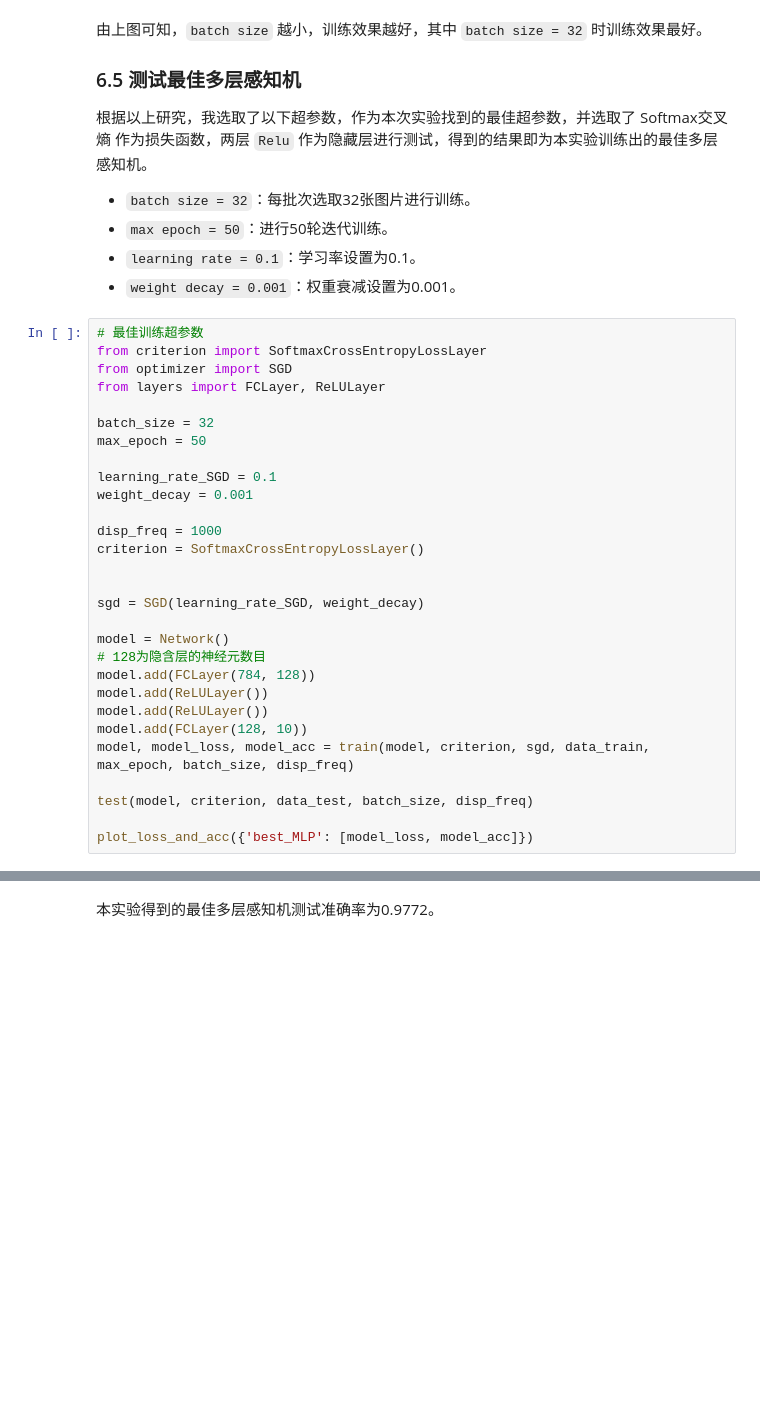
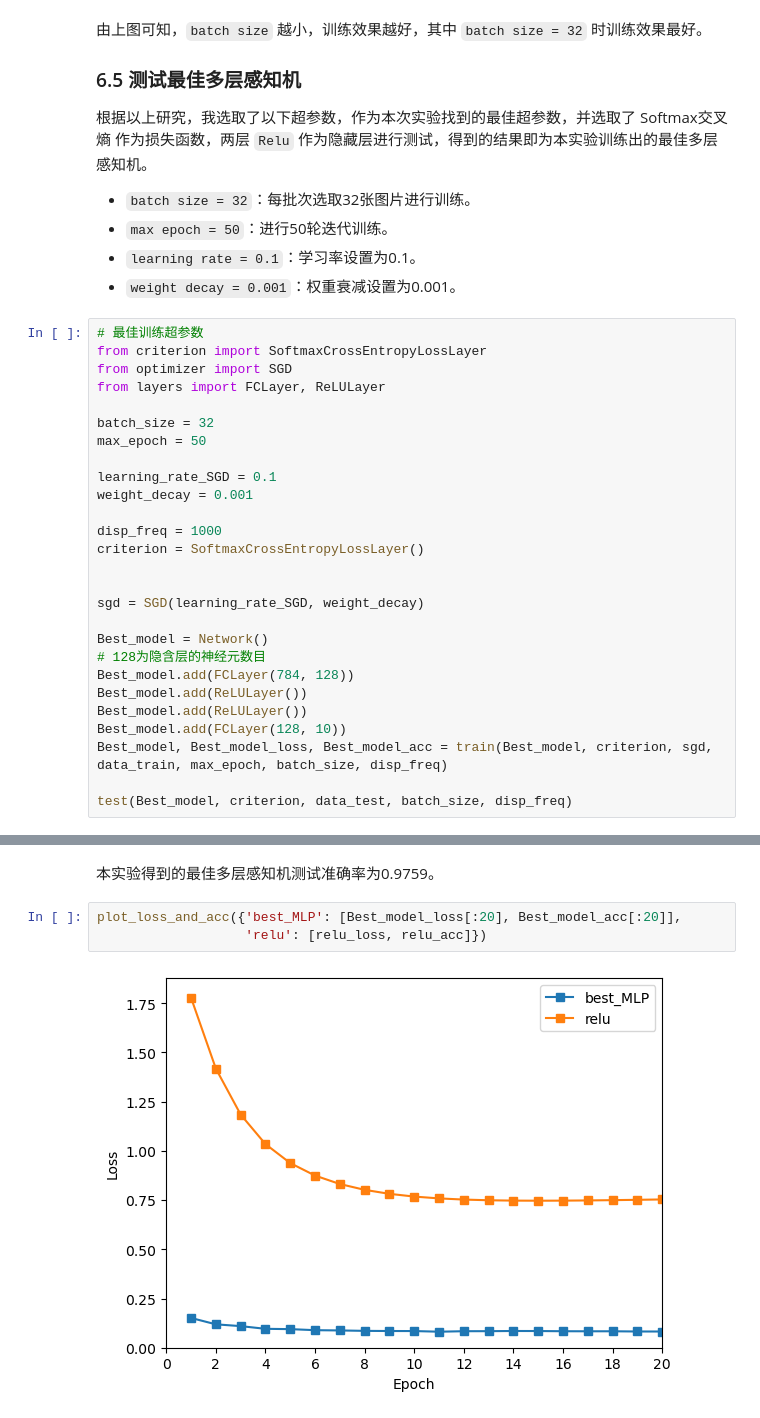
Before and after one commit to JaegerZhao/DeepLearning, a Jupyter notebook: 2 基于多层感知机的手写数字识别/mlp.ipynb, the cells around one changed output, grey strips where cells are left out. Drawn from its saved outputs; the diff is of its cells as text; blank space fills up the shorter version.

```diff
--- a/2 基于多层感知机的手写数字识别/mlp.ipynb
+++ b/2 基于多层感知机的手写数字识别/mlp.ipynb
@@ -778,15 +778,13 @@ criterion = SoftmaxCrossEntropyLossLayer()
 
 sgd = SGD(learning_rate_SGD, weight_decay)
 
-model = Network()
+Best_model = Network()
 # 128为隐含层的神经元数目
-model.add(FCLayer(784, 128))
-model.add(ReLULayer())
-model.add(ReLULayer())
-model.add(FCLayer(128, 10))
-model, model_loss, model_acc = train(model, criterion, sgd, data_train, max_epoch, batch_size, disp_freq)
+Best_model.add(FCLayer(784, 128))
+Best_model.add(ReLULayer())
+Best_model.add(ReLULayer())
+Best_model.add(FCLayer(128, 10))
+Best_model, Best_model_loss, Best_model_acc = train(Best_model, criterion, sgd, data_train, max_epoch, batch_size, disp_freq)
 
-test(model, criterion, data_test, batch_size, disp_freq)
-
-plot_loss_and_acc({'best_MLP': [model_loss, model_acc]})
+test(Best_model, criterion, data_test, batch_size, disp_freq)
 # %% [output]
@@ -812,2 +809,7 @@ The test accuracy is 0.9772.
 # %% [markdown]
-本实验得到的最佳多层感知机测试准确率为0.9772。
+本实验得到的最佳多层感知机测试准确率为0.9759。
+# %%
+plot_loss_and_acc({'best_MLP': [Best_model_loss[:20], Best_model_acc[:20]],
+                   'relu': [relu_loss, relu_acc]})
+# %% [output]
+[figure, added]
```
Also changed, not shown: parts of 4 cells of this notebook.
